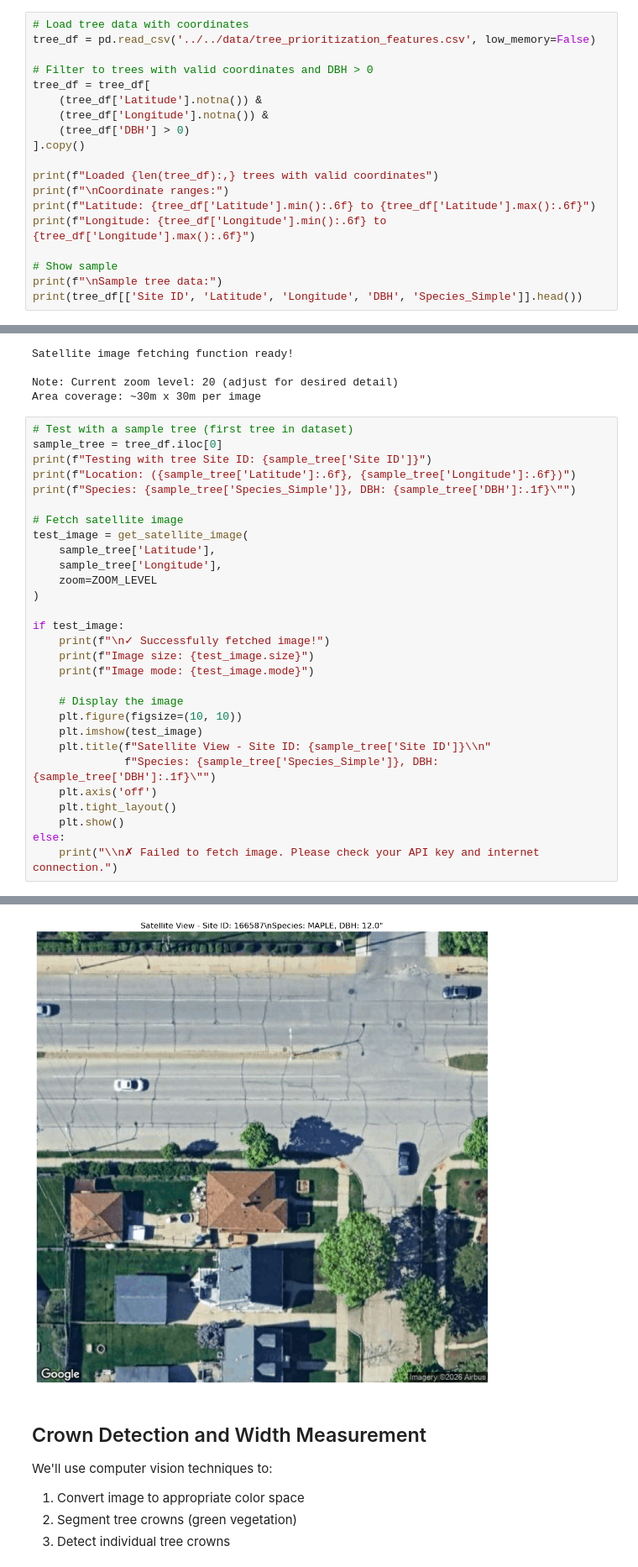
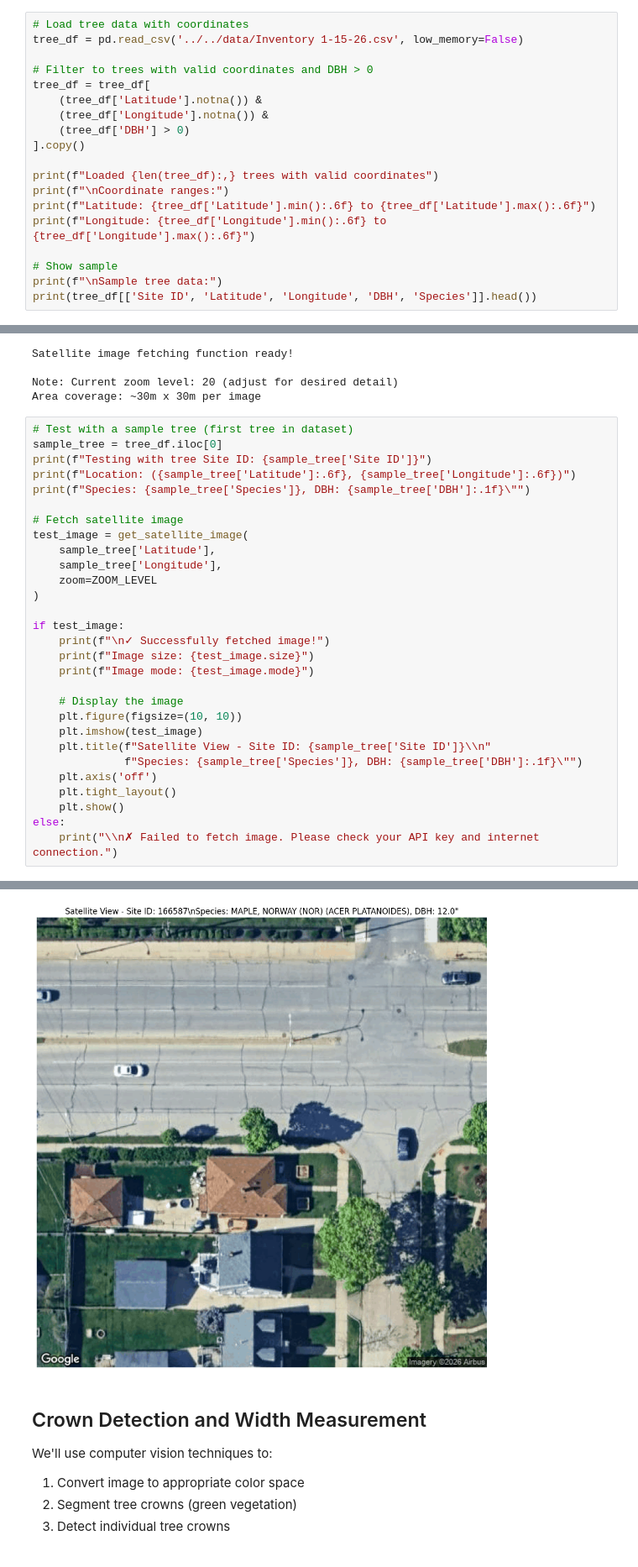
Before and after one commit to j-mye/trees, a Jupyter notebook: xander/satellite_poc/satelite_viewer.ipynb, the cells around one changed output, grey strips where cells are left out. Shown at 84% size. Drawn from its saved outputs; the diff is of its cells as text.

```diff
--- a/xander/satellite_poc/satelite_viewer.ipynb
+++ b/xander/satellite_poc/satelite_viewer.ipynb
@@ -27,7 +27,7 @@ print("Libraries imported successfully!")
 Libraries imported successfully!
 # %%
 # Load tree data with coordinates
-tree_df = pd.read_csv('../../data/tree_prioritization_features.csv', low_memory=False)
+tree_df = pd.read_csv('../../data/Inventory 1-15-26.csv', low_memory=False)
 
 # Filter to trees with valid coordinates and DBH > 0
 tree_df = tree_df[
@@ -43,7 +43,7 @@ print(f"Longitude: {tree_df['Longitude'].min():.6f} to {tree_df['Longitude'].max
 
 # Show sample
 print(f"\nSample tree data:")
-print(tree_df[['Site ID', 'Latitude', 'Longitude', 'DBH', 'Species_Simple']].head())
+print(tree_df[['Site ID', 'Latitude', 'Longitude', 'DBH', 'Species']].head())
 # %% [output]
 Loaded 189,103 trees with valid coordinates
 
@@ -154,7 +161,7 @@ Area coverage: ~30m x 30m per image
 sample_tree = tree_df.iloc[0]
 print(f"Testing with tree Site ID: {sample_tree['Site ID']}")
 print(f"Location: ({sample_tree['Latitude']:.6f}, {sample_tree['Longitude']:.6f})")
-print(f"Species: {sample_tree['Species_Simple']}, DBH: {sample_tree['DBH']:.1f}\"")
+print(f"Species: {sample_tree['Species']}, DBH: {sample_tree['DBH']:.1f}\"")
 
 # Fetch satellite image
 test_image = get_satellite_image(
@@ -172,7 +179,7 @@ if test_image:
     plt.figure(figsize=(10, 10))
     plt.imshow(test_image)
     plt.title(f"Satellite View - Site ID: {sample_tree['Site ID']}\\n"
-              f"Species: {sample_tree['Species_Simple']}, DBH: {sample_tree['DBH']:.1f}\"")
+              f"Species: {sample_tree['Species']}, DBH: {sample_tree['DBH']:.1f}\"")
     plt.axis('off')
     plt.tight_layout()
     plt.show()
@@ -185,8 +192,8 @@ Species: MAPLE, DBH: 12.0"
 
 ✓ Successfully fetched image!
 Image size: (640, 640)
 Image mode: P
-[figure, old version]
+[figure, new version]
 # %% [markdown]
 ## Crown Detection and Width Measurement
 
```
Also changed, not shown: parts of 9 cells of this notebook, 8 other files.
